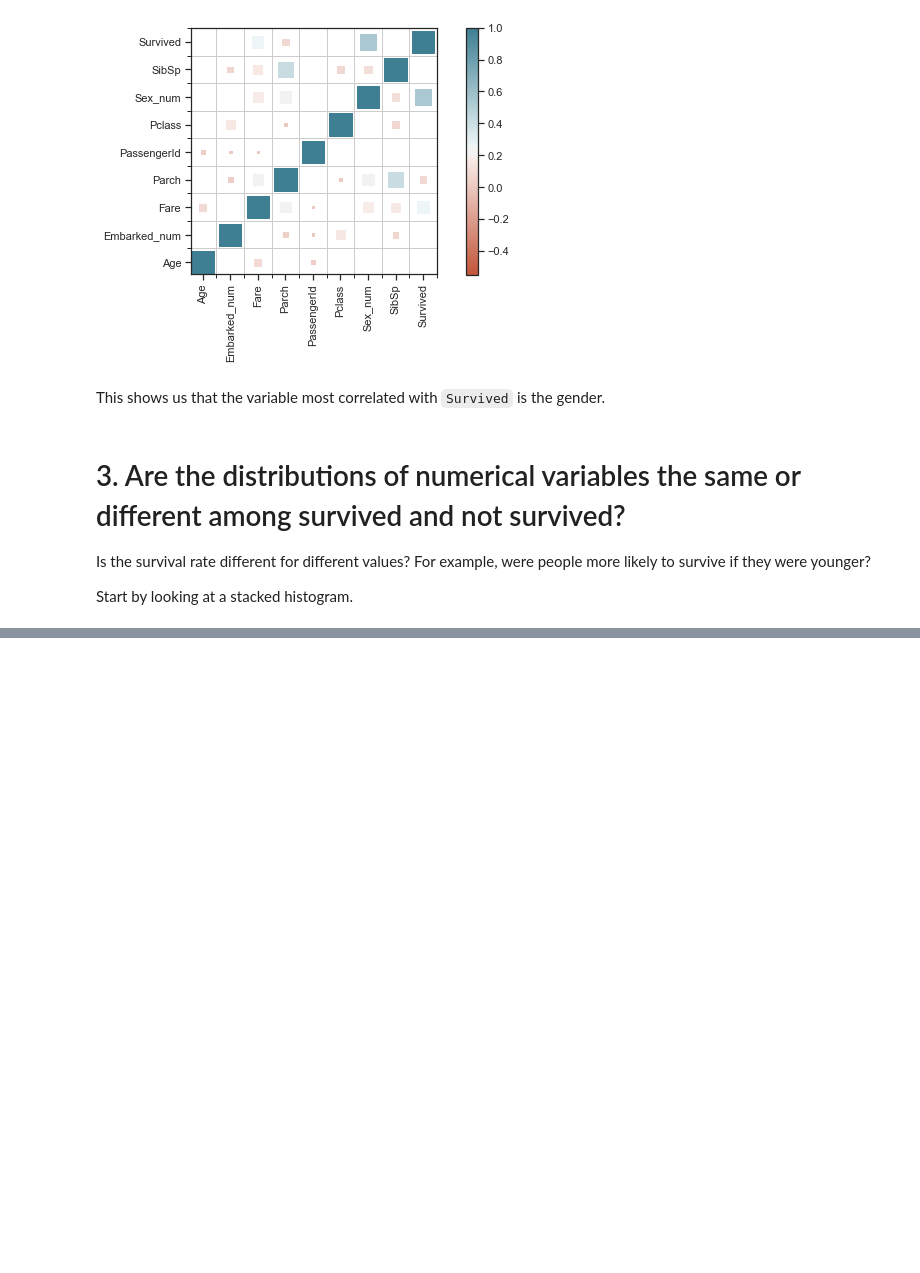
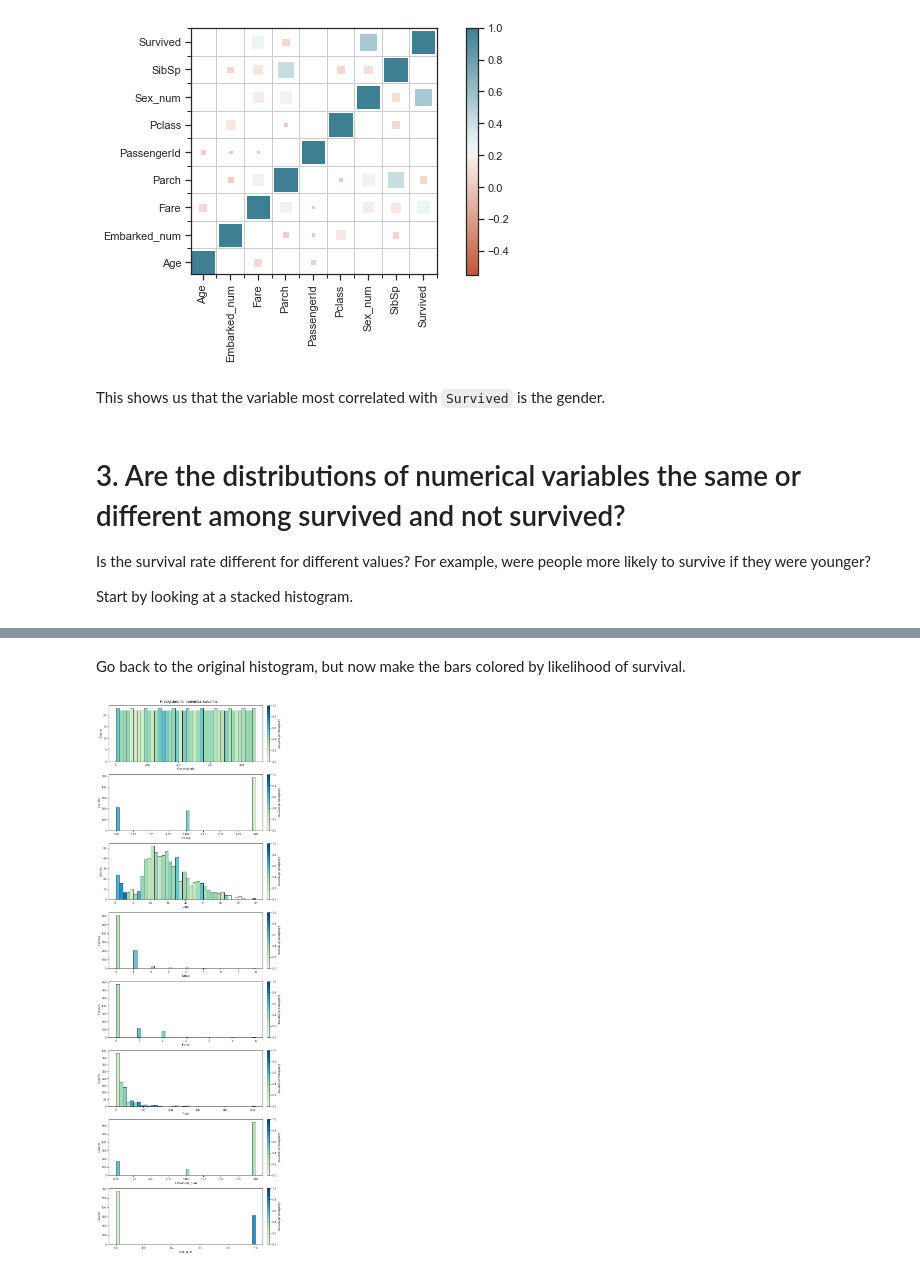
Before and after one commit to pfschus/titanic_pie, a Jupyter notebook: notebooks/pat_data_exploration.ipynb, the cells around one changed output, grey strips where cells are left out. Drawn from its saved outputs; the diff is of its cells as text; code cells hidden in the pictures; blank space fills up the shorter version.

```diff
--- a/notebooks/pat_data_exploration.ipynb
+++ b/notebooks/pat_data_exploration.ipynb
@@ -291,0 +283,31 @@ fig.subplots_adjust(top=0.97)
+# %% [markdown]
+Go back to the original histogram, but now make the bars colored by likelihood of survival.
+# %%
+fig, axes = plt.subplots(nrows = len(num_vars), sharex = False, figsize=(10,30))
+my_cmap = cm.get_cmap('GnBu')
+
+for idx, ax in enumerate(axes):
+    var = num_vars[idx]
+    hist_all, bin_edges = np.histogram(train_df[var].dropna(),bins=40)
+    hist_survived = np.histogram(train_df.loc[mask_survived,var].dropna(),bins=bin_edges)[0]
+    prob_survived = divide_smart(hist_survived, hist_all)
+
+    bin_width = bin_edges[1]-bin_edges[0]
+    bin_centers = bin_edges[:-1] + bin_width/2
+
+    this_norm = Normalize(0,1)
+    br = ax.bar(bin_centers, hist_all, width = bin_width,
+                color=my_cmap(this_norm(prob_survived)),edgecolor='k')
+
+    ax.set_xlabel(var)
+    ax.set_ylabel('Counts')
+
+    sm = cm.ScalarMappable(cmap=my_cmap, norm=this_norm)
+    cbar = plt.colorbar(sm,ax=ax,fraction=0.043,pad=0.025)
+    cbar.set_label('Likelihood of survival',rotation=270,labelpad=15)
+
+fig.suptitle('Histograms for numerical columns.');
+fig.tight_layout()
+fig.subplots_adjust(top=0.97)
+# %% [output]
+[figure, added]
```
Also changed, not shown: parts of 10 cells of this notebook.
